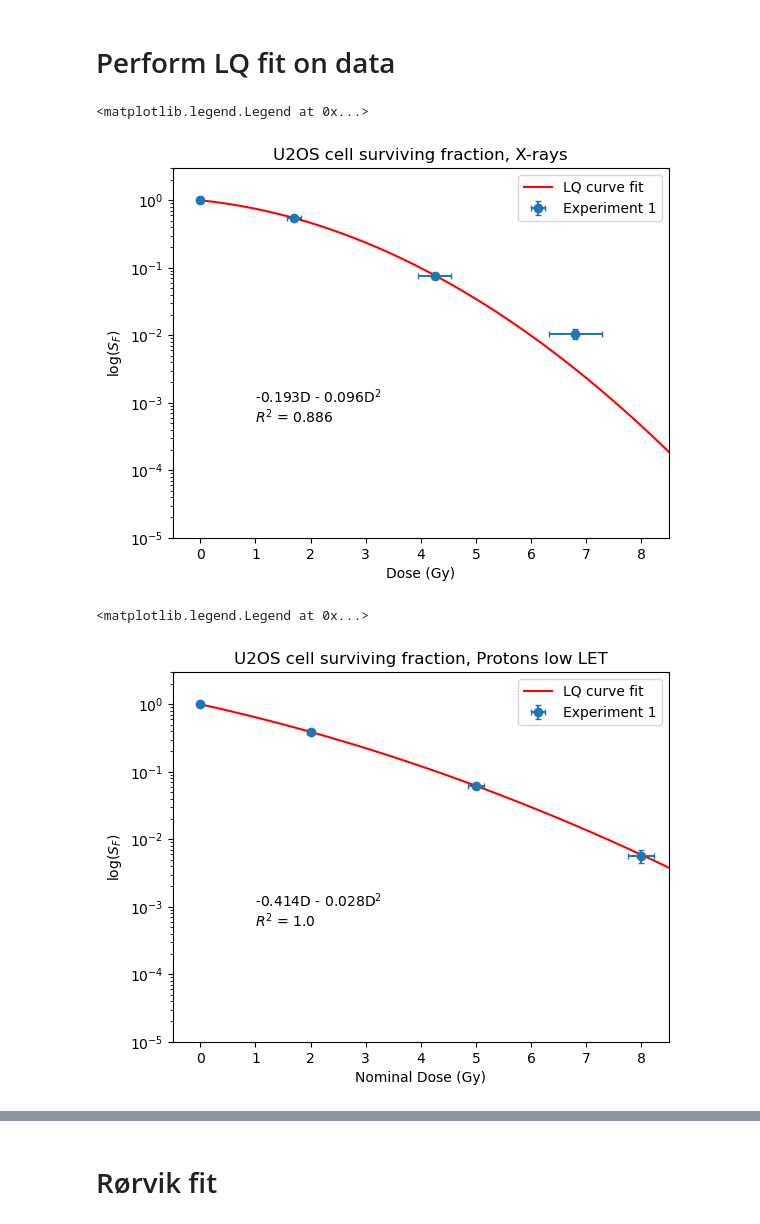
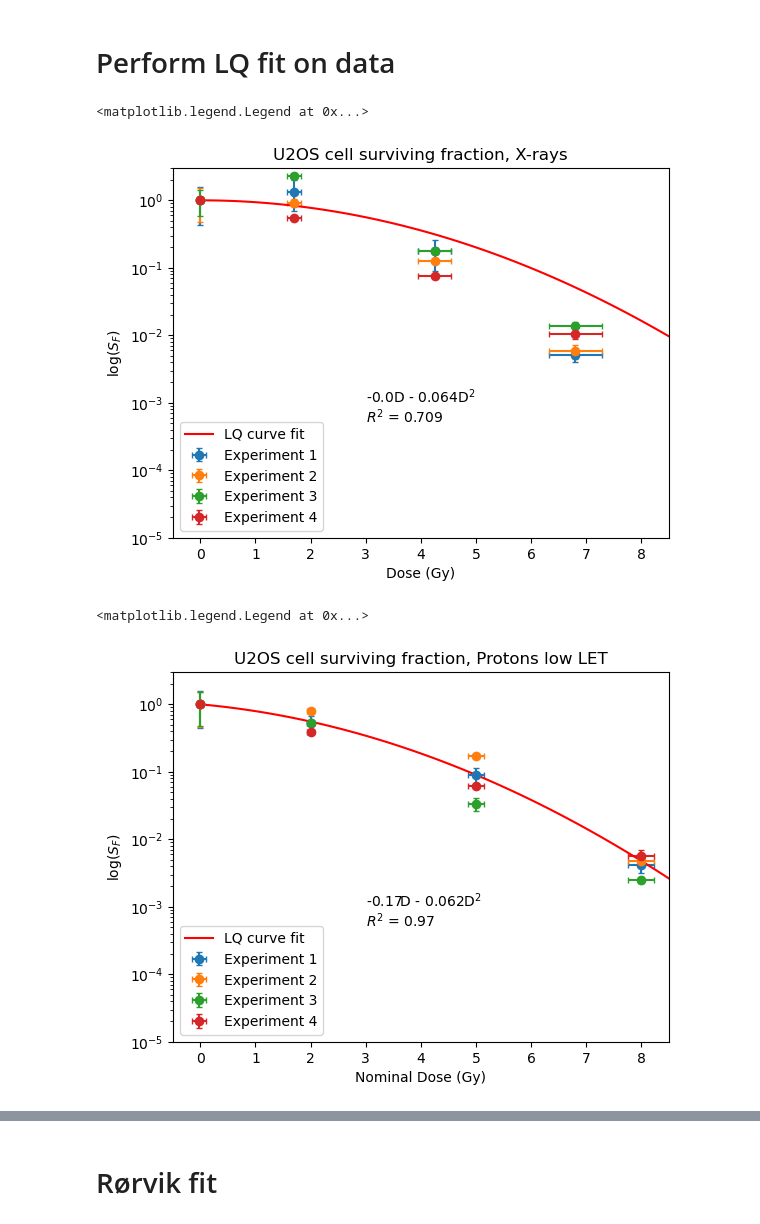
Before and after one commit to BrittHaanen15/Thesis_project, a Jupyter notebook: Python codes/Cell survival analysis aggregated data.ipynb, the cells around one changed output, grey strips where cells are left out. Saved outputs shown, nothing was run; the diff lists cells and outputs as text; code cells hidden in the pictures.

```diff
--- a/Python codes/Cell survival analysis aggregated data.ipynb
+++ b/Python codes/Cell survival analysis aggregated data.ipynb
@@ -16,11 +16,11 @@ from sklearn.metrics import r2_score
 CHANGE THESE: the relevant folder and file paths
 # %%
 #enter list of paths to results folders here
-results_folders = [r"C:\Users\bhaan\Documents\#Master Degree\Thesis\Thesis_project\Cell survival results\Analysis Results 4-2"]
+results_folders = [r"C:\Users\bhaan\Documents\#Master Degree\Thesis\Thesis_project\Cell survival results\Archived - Autumn 2025 with old protocol\Analysis Corrected results 16 Oct", r"C:\Users\bhaan\Documents\#Master Degree\Thesis\Thesis_project\Cell survival results\Archived - Autumn 2025 with old protocol\Analysis Corrected results 30 Oct", r"C:\Users\bhaan\Documents\#Master Degree\Thesis\Thesis_project\Cell survival results\Archived - Autumn 2025 with old protocol\Analysis Corrected results 18 Nov", r"C:\Users\bhaan\Documents\#Master Degree\Thesis\Thesis_project\Cell survival results\Analysis Results 4-2"]
 
 #enter list of multiplicity file paths here
-multi_x = [r"C:\Users\bhaan\Documents\#Master Degree\Thesis\Thesis_project\Cell survival results\Irradiations 4-2\Multiplicity X-ray 4-2.xlsx"]
-multi_p = [r"C:\Users\bhaan\Documents\#Master Degree\Thesis\Thesis_project\Cell survival results\Irradiations 4-2\Multiplicity protons 4-2.xlsx"]
+multi_x = [r"C:\Users\bhaan\Documents\#Master Degree\Thesis\Thesis_project\Cell survival results\Archived - Autumn 2025 with old protocol\Multiplicity X-ray 16-10.xlsx", r"C:\Users\bhaan\Documents\#Master Degree\Thesis\Thesis_project\Cell survival results\Archived - Autumn 2025 with old protocol\Multiplicity X-ray 30-10.xlsx", r"C:\Users\bhaan\Documents\#Master Degree\Thesis\Thesis_project\Cell survival results\Archived - Autumn 2025 with old protocol\Multiplicity X-ray 18-11.xlsx", r"C:\Users\bhaan\Documents\#Master Degree\Thesis\Thesis_project\Cell survival results\Irradiations 4-2\Multiplicity X-ray 4-2.xlsx"]
+multi_p = [r"C:\Users\bhaan\Documents\#Master Degree\Thesis\Thesis_project\Cell survival results\Archived - Autumn 2025 with old protocol\Multiplicity proton 16-10.xlsx", r"C:\Users\bhaan\Documents\#Master Degree\Thesis\Thesis_project\Cell survival results\Archived - Autumn 2025 with old protocol\Multiplicity proton 30-10.xlsx", r"C:\Users\bhaan\Documents\#Master Degree\Thesis\Thesis_project\Cell survival results\Archived - Autumn 2025 with old protocol\Multiplicity proton 18-11.xlsx", r"C:\Users\bhaan\Documents\#Master Degree\Thesis\Thesis_project\Cell survival results\Irradiations 4-2\Multiplicity protons 4-2.xlsx"]
 # %% [markdown]
 Loading and importing data.
 # %%
@@ -238,9 +262,9 @@ def LQ_func(d, a, b):
         return np.exp(-(a*d + b*(np.square(d))))
 # %%
 #Process data into means and standard devs for all
-X_means, X_stds = Process_data(X)
-PL_means, PL_stds = Process_data(PL)
-PH_means, PH_stds = Process_data(PH)
+X_means = Process_data(X)
+PL_means = Process_data(PL)
+PH_means = Process_data(PH)
 
 #Dose uncertainties
 #X-ray dose uncertainty obtained from the experiments with Michel as described in my notebook on 2/12/2025
@@ -259,25 +283,25 @@ r2_x = r2_score(np.log10(true), np.log10(pred))
 # %%
 #Plot X-rays
 #plot per experiment
 for i in range(len(np.unique(np.array(X_means['Experiment'])))):
     exp = np.unique(np.array(X_means['Experiment']))[i]
     data = X_means[X_means['Experiment']==exp]
-    error = X_stds[0][i*4:(i+1)*4]
+    error = np.array(data['STD'])
     dose_error = X_dose_err[X_dose_err['Exp']==exp]
     plt.errorbar(data['Dose'], data['Mean Survival'], yerr=error, xerr=dose_error['Err'], fmt='o', capsize=2, label=f'Experiment {int(exp)}')
 plt.plot(np.linspace(0, 10, 100), LQ_func(np.linspace(0, 10, 100), params_x[0], params_x[1]), color='r', label='LQ curve fit')
 plt.title('U2OS cell surviving fraction, X-rays')
-plt.text(1, 0.001, f"-{round(params_x[0],3)}D - {round(params_x[1],3)}D$^2$")
-plt.text(1, 0.0005, f"$R^2$ = {round(r2_x, 3)}")
+plt.text(3, 0.001, f"-{round(params_x[0],3)}D - {round(params_x[1],3)}D$^2$")
+plt.text(3, 0.0005, f"$R^2$ = {round(r2_x, 3)}")
 plt.xlim([-0.5, 8.5])
 plt.ylim([0.00001, 3])
 plt.xlabel('Dose (Gy)')
 plt.ylabel('log($S_F$)')
 plt.yscale('log')
 plt.legend()
 # %% [output]
 <matplotlib.legend.Legend at 0x...>
-[figure, old version]
+[figure, new version]
 # %%
 #LQ fit proton low
 
@@ -292,13 +316,13 @@ r2_pl = r2_score(np.log10(true), np.log10(pred))
 for i in range(len(np.unique(np.array(PL_means['Experiment'])))):
     exp = np.unique(np.array(PL_means['Experiment']))[i]
     data = PL_means[PL_means['Experiment']==exp]
-    error = PL_stds[0][i*4:(i+1)*4]
+    error = np.array(data['STD'])
     dose_error = PL_dose_err[PL_dose_err['Exp']==exp]
     plt.errorbar(data['Dose'], data['Mean Survival'], yerr=error, xerr=dose_error['Err'], fmt='o', capsize=2, label=f'Experiment {int(exp)}')
 plt.plot(np.linspace(0, 10, 100), LQ_func(np.linspace(0, 10, 100), params_pl[0], params_pl[1]), color='r', label='LQ curve fit')
 plt.title('U2OS cell surviving fraction, Protons low LET')
-plt.text(1, 0.001, f"-{round(params_pl[0],3)}D - {round(params_pl[1],3)}D$^2$")
-plt.text(1, 0.0005, f"$R^2$ = {round(r2_pl, 3)}")
+plt.text(3, 0.001, f"-{round(params_pl[0],3)}D - {round(params_pl[1],3)}D$^2$")
+plt.text(3, 0.0005, f"$R^2$ = {round(r2_pl, 3)}")
 plt.xlim([-0.5, 8.5])
 plt.ylim([0.00001, 3])
 plt.xlabel('Nominal Dose (Gy)')
@@ -307,7 +331,7 @@ plt.yscale('log')
 plt.legend()
 # %% [output]
 <matplotlib.legend.Legend at 0x...>
-[figure, old version]
+[figure, new version]
 # %%
 #LQ fit proton high
 
```
Also changed, not shown: parts of 8 cells of this notebook, 1 other file.
